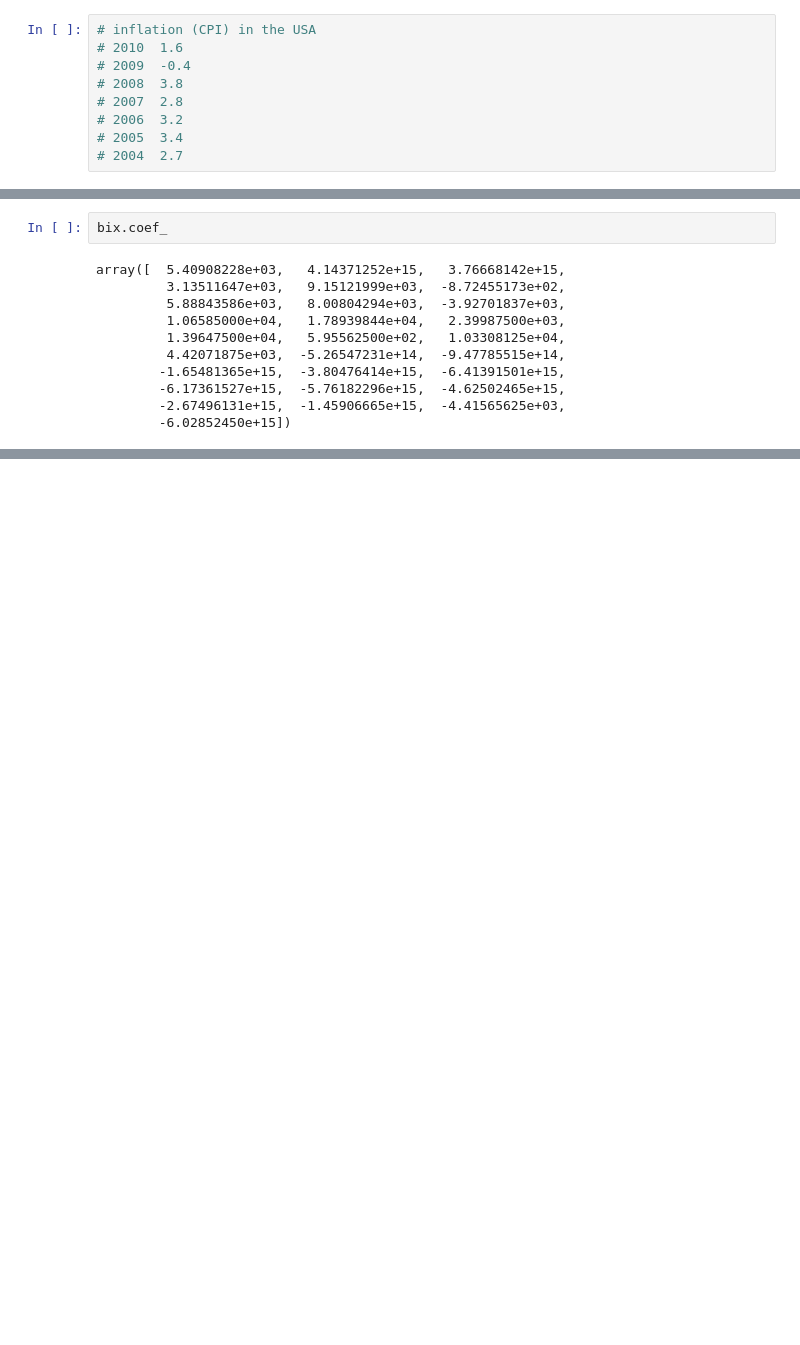
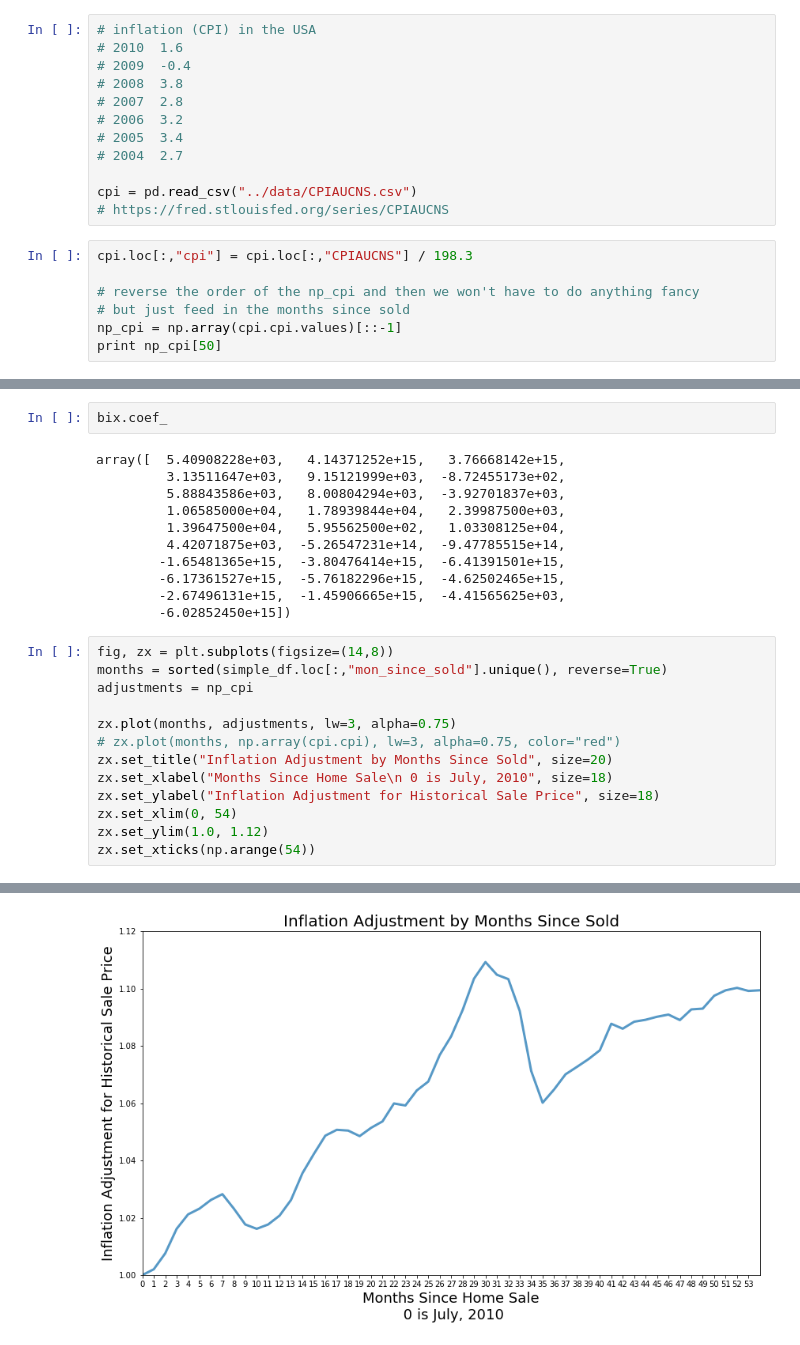
Before and after one commit to Brionnic/sturdy-umbrella, a Jupyter notebook: notebooks/Ames_Housing_Prices_Regression_Ensemble.ipynb, the cells around one changed output, grey strips where cells are left out. Cells and saved outputs as stored; diff of their text form; blank space fills up the shorter version.

```diff
--- a/notebooks/Ames_Housing_Prices_Regression_Ensemble.ipynb
+++ b/notebooks/Ames_Housing_Prices_Regression_Ensemble.ipynb
@@ -32,3 +32,13 @@ from sklearn.tree import DecisionTreeRegressor
 # 2006	3.2
 # 2005	3.4
 # 2004	2.7
+
+cpi = pd.read_csv("../data/CPIAUCNS.csv")
+# https://fred.stlouisfed.org/series/CPIAUCNS
+# %%
+cpi.loc[:,"cpi"] = cpi.loc[:,"CPIAUCNS"] / 198.3
+
+# reverse the order of the np_cpi and then we won't have to do anything fancy
+# but just feed in the months since sold
+np_cpi = np.array(cpi.cpi.values)[::-1]
+print np_cpi[50]
@@ -655,3 +824,17 @@ array([  5.40908228e+03,   4.14371252e+15,   3.76668142e+15,
         -6.17361527e+15,  -5.76182296e+15,  -4.62502465e+15,
         -2.67496131e+15,  -1.45906665e+15,  -4.41565625e+03,
         -6.02852450e+15])
+# %%
+fig, zx = plt.subplots(figsize=(14,8))
+months = sorted(simple_df.loc[:,"mon_since_sold"].unique(), reverse=True)
+adjustments = np_cpi
+
+zx.plot(months, adjustments, lw=3, alpha=0.75)
+# zx.plot(months, np.array(cpi.cpi), lw=3, alpha=0.75, color="red")
+zx.set_title("Inflation Adjustment by Months Since Sold", size=20)
+zx.set_xlabel("Months Since Home Sale\n 0 is July, 2010", size=18)
+zx.set_ylabel("Inflation Adjustment for Historical Sale Price", size=18)
+zx.set_xlim(0, 54)
+zx.set_ylim(1.0, 1.12)
+zx.set_xticks(np.arange(54))
+# %% [output]
@@ -657,0 +858 @@ array([  5.40908228e+03,   4.14371252e+15,   3.76668142e+15,
+[figure, added]
```
Also changed, not shown: parts of 15 cells of this notebook, 7 other files.
